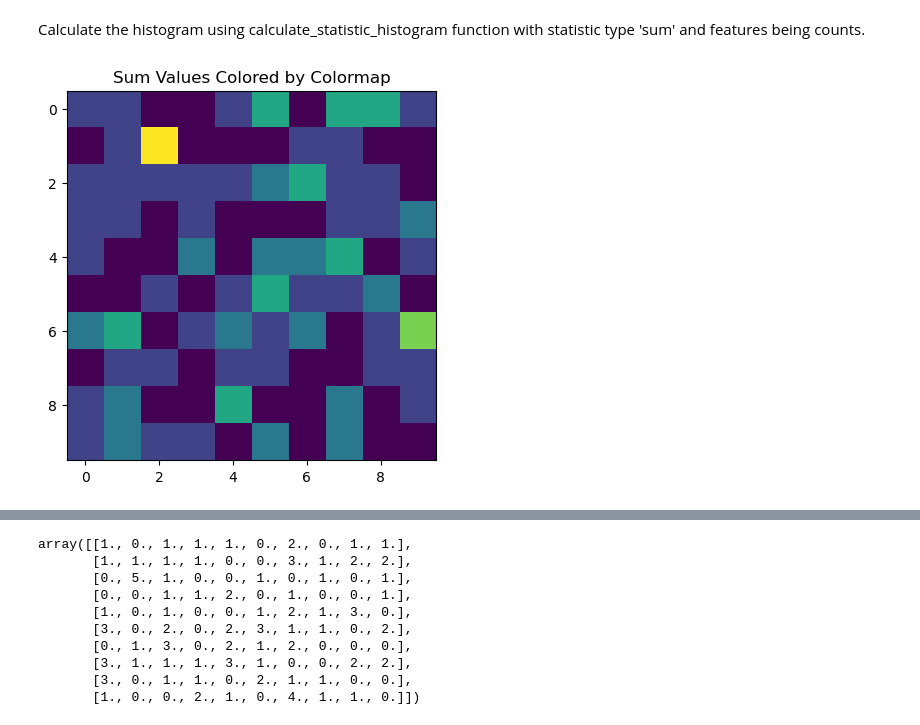
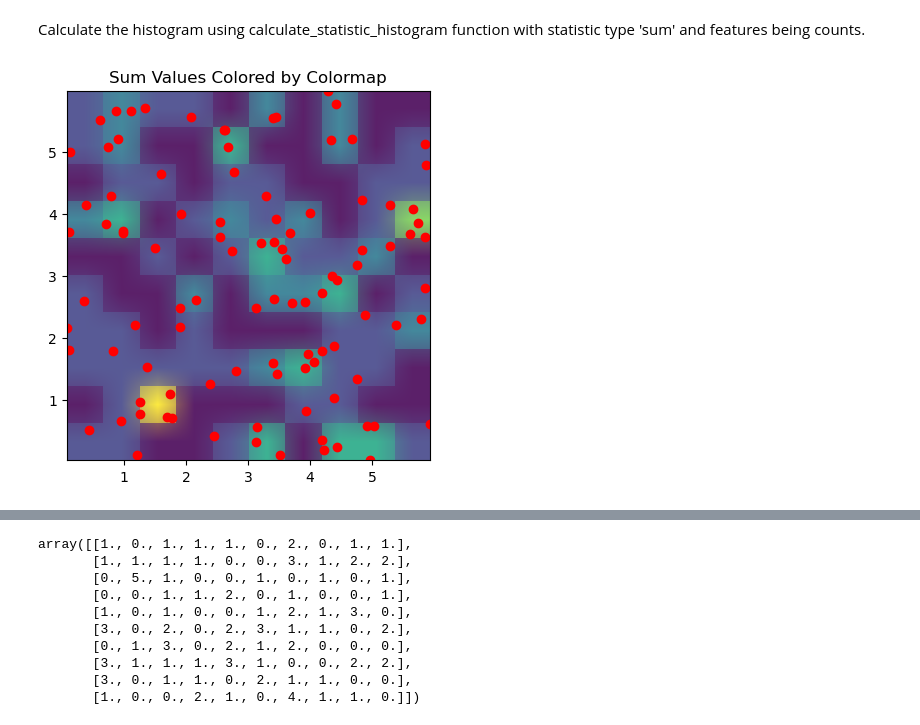
Before and after one commit to BiAPoL/biaplotter, a Jupyter notebook: docs/examples/features_histogram.ipynb, the cells around one changed output, grey strips where cells are left out. Saved outputs shown, nothing was run; the diff lists cells and outputs as text; code cells hidden in the pictures.

```diff
--- a/docs/examples/features_histogram.ipynb
+++ b/docs/examples/features_histogram.ipynb
@@ -178,16 +312,30 @@ def array_to_rgba(data, colormap=plt.cm.viridis, dtype=float):
 # %% [markdown]
 Calculate the histogram using calculate_statistic_histogram function with statistic type 'sum' and features being counts.
-# %%
-# Calculate the statistic
-statistic_type = 'sum'
-result = calculate_statistic_histogram(x_bin_index, y_bin_index, np.ones(len(x_bin_index)), statistic=statistic_type)
-
-# Convert array to RGBA image
-image= array_to_rgba(result)
-
-# To display the image and colorbar
-plt.imshow(image)
-plt.title(f"{statistic_type.capitalize()} Values Colored by Colormap")
-plt.show()
-# %% [output]
-[figure, removed]
+# %%
+# Calculate the statistic
+statistic_type = 'sum'
+result = calculate_statistic_histogram(x_bin_index, y_bin_index, np.ones(len(x_bin_index)), statistic=statistic_type)
+
+# Convert array to RGBA image
+image2= array_to_rgba(result)
+
+
+
+# To display the image and colorbar
+fig, ax = plt.subplots()
+
+image4 = array_to_pcolormesh_rgba(ax, result, x_edges, y_edges, colormap=plt.cm.viridis, dtype=float)
+
+image = array_to_nonuniformimage(ax, result, x_edges, y_edges, interpolation='nearest', alpha=0)
+
+# ax.add_image(image)
+# ax.set_xlim(x_edges[[0, -1]])
+# ax.set_ylim(y_edges[[0, -1]])
+plt.title(f"{statistic_type.capitalize()} Values Colored by Colormap")
+ax.imshow(image2, extent=[x_edges[0], x_edges[-1], y_edges[0], y_edges[-1]], origin='lower', interpolation='nearest', alpha=0.5)
+ax.imshow(image4, extent=[x_edges[0], x_edges[-1], y_edges[0], y_edges[-1]], origin='lower', interpolation='nearest', alpha=0.5)
+ax.imshow(image4, extent=[x_edges[0], x_edges[-1], y_edges[0], y_edges[-1]], origin='lower', interpolation='bilinear', alpha=0.5)
+ax.plot(x, y, 'o', color='red')
+plt.show()
+# %% [output]
+[figure, added]
```
Also changed, not shown: parts of 10 cells of this notebook.
